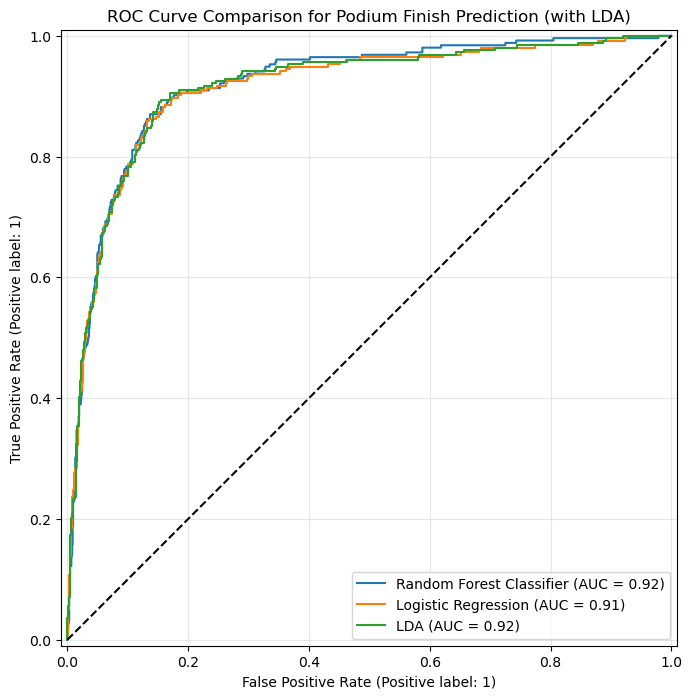
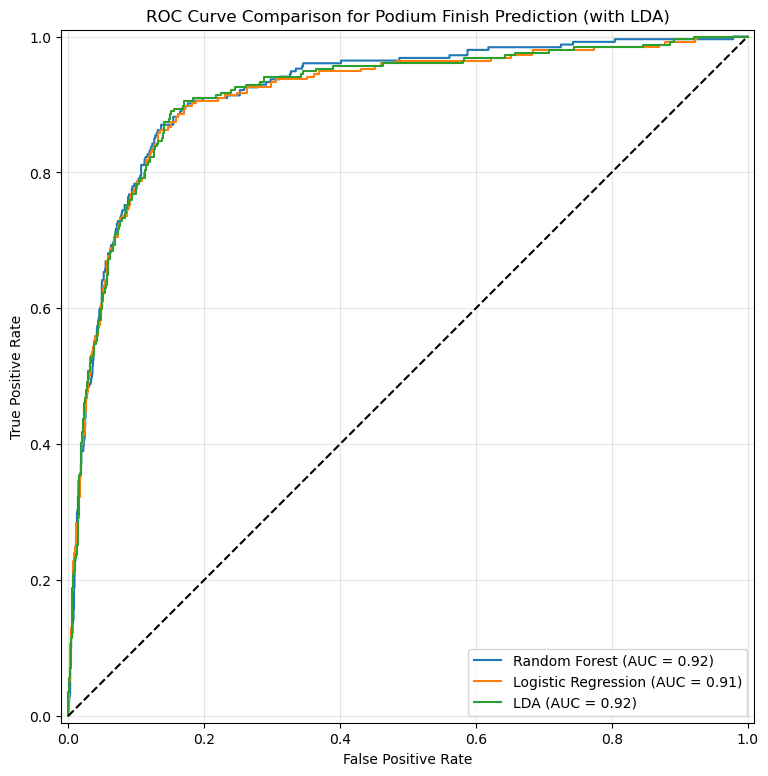
Code edit (unified diff) that turned the first committed figure into the second:
--- before
+++ after
@@ -1,8 +1,10 @@
 # ROC Curve with LDA included
-plt.figure(figsize=(10,8))
-RocCurveDisplay.from_estimator(best_rf_clf, X_test_scaled, y3_test, ax=plt.gca(), name='Random Forest Classifier')
+plt.figure(figsize=(12,9))
+RocCurveDisplay.from_estimator(best_rf_clf, X_test_scaled, y3_test, ax=plt.gca(), name='Random Forest')
 RocCurveDisplay.from_estimator(lr_clf, X_test_scaled, y3_test, ax=plt.gca(), name='Logistic Regression')
 RocCurveDisplay.from_estimator(lda, X_test_scaled, y3_test, ax=plt.gca(), name='LDA')
 plt.plot([0, 1], [0, 1], 'k--')
+plt.xlabel('False Positive Rate')
+plt.ylabel('True Positive Rate')
 plt.title('ROC Curve Comparison for Podium Finish Prediction (with LDA)')
 plt.grid(True, alpha=0.3)

Commit: cleaned up latent space vis